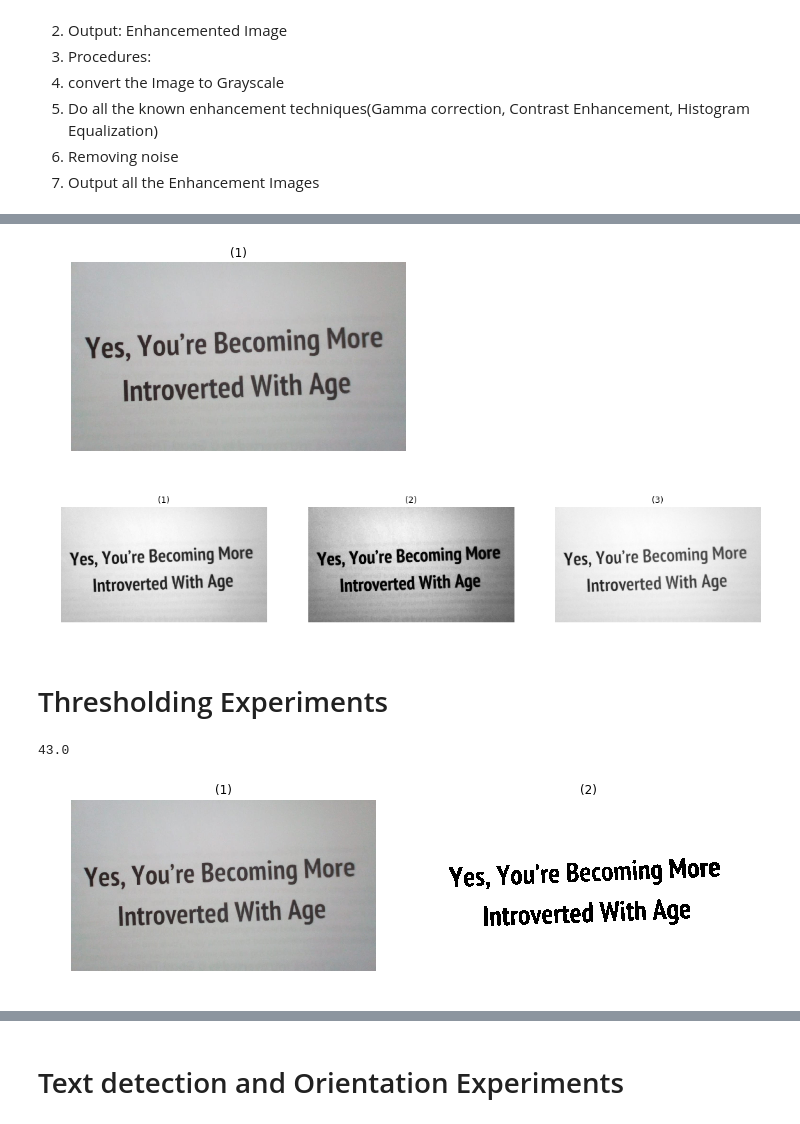
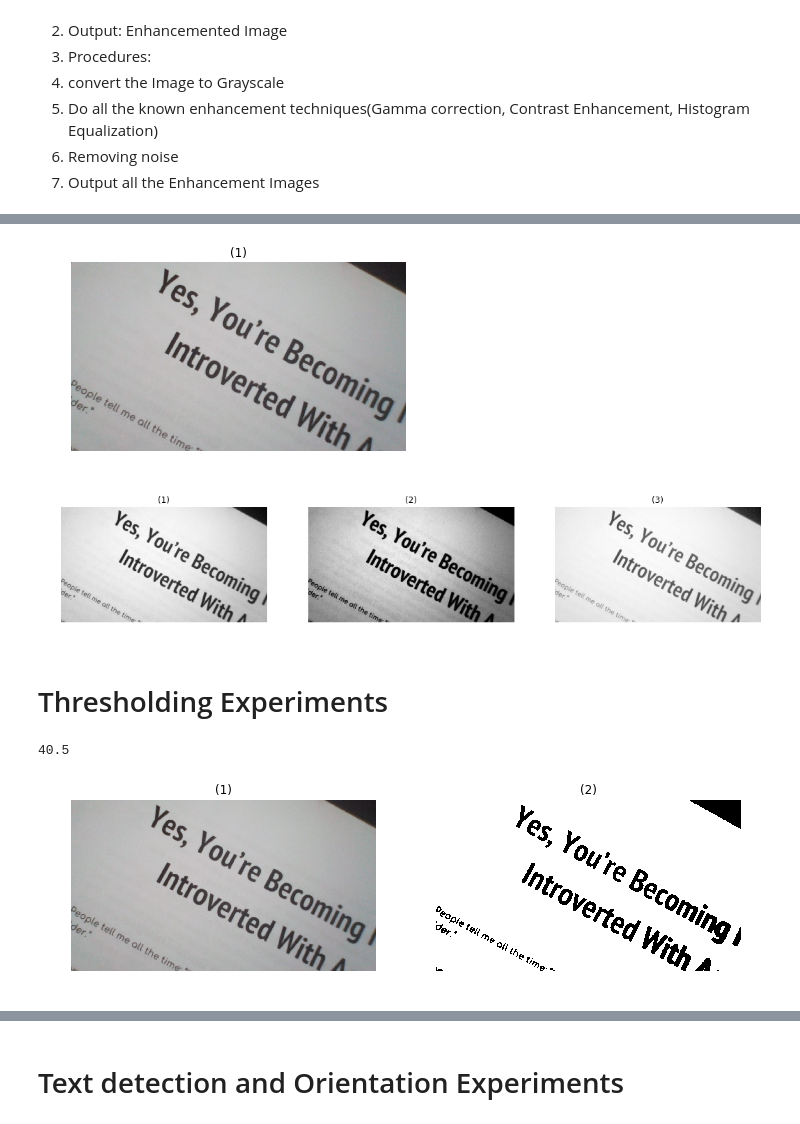
Before and after one commit to Mahmoud-SaadEl-Din/Text_scanner, a Jupyter notebook: Text_scanner_project.ipynb, the cells around one changed output, grey strips where cells are left out. Saved outputs shown, nothing was run; the diff lists cells and outputs as text; code cells hidden in the pictures.

```diff
--- a/Text_scanner_project.ipynb
+++ b/Text_scanner_project.ipynb
@@ -67,7 +70,7 @@ def histogram_equalization(img):
 
     return newimg
 # %%
-image = io.imread('Captured_images/original2.jpeg')
+image = io.imread('Captured_images/oo_original.jpeg')
 show_images([image])
 gray=rgb2gray(image)
 
@@ -84,14 +87,14 @@ show_images([gray,gamma_correction_transform,gamma_correction_transform2])
 #showHist(gray)
 #showHist(histogram_equalization_image)
 # %% [output]
-[figure, old version]
+[figure, new version]
-[figure, old version]
+[figure, new version]
 # %% [markdown]
 # Thresholding Experiments
 # %%
 def get_threshold(image):
     img = np.copy(image)
-    img = rgb2gray(img)
+    #img = rgb2gray(img)
     img *= 255
     img = img.astype('uint8')
     H = [0] * 256
@@ -115,36 +118,36 @@ def get_threshold(image):
             if H[i] < threshold_old:
                 suma1 += i*H[i]
             else :
                 suma2 += i*H[i]
 
         mean1 = round( (suma1) / (img.shape[0]*img.shape[1]))
         mean2 = round( (suma2) / (img.shape[0]*img.shape[1]))
         cnt +=1
         threshold = (mean1 + mean2) /2
     return threshold
 
 
 def transform(image):
-    image = rgb2gray(image)
+    #image = rgb2gray(image)
     T = get_threshold(image)
     image *= 255
     image = image.astype('uint8')
     final = np.copy(image)
     print(T)
     for i in range(0,image.shape[0]):
             for j in range(0,image.shape[1]):
                 if image[i][j] < T:
                     final[i][j] = 0
                 else:
                     final[i][j] = 1
 
     return final
 
 my_final = transform(gamma_correction_transform)
 show_images([image,my_final])
 # %% [output]
-43.0
+40.5
-[figure, old version]
+[figure, new version]
 # %%
 def Negative(img):
     newimg=np.copy(img)
```
Also changed, not shown: parts of 13 cells of this notebook.
